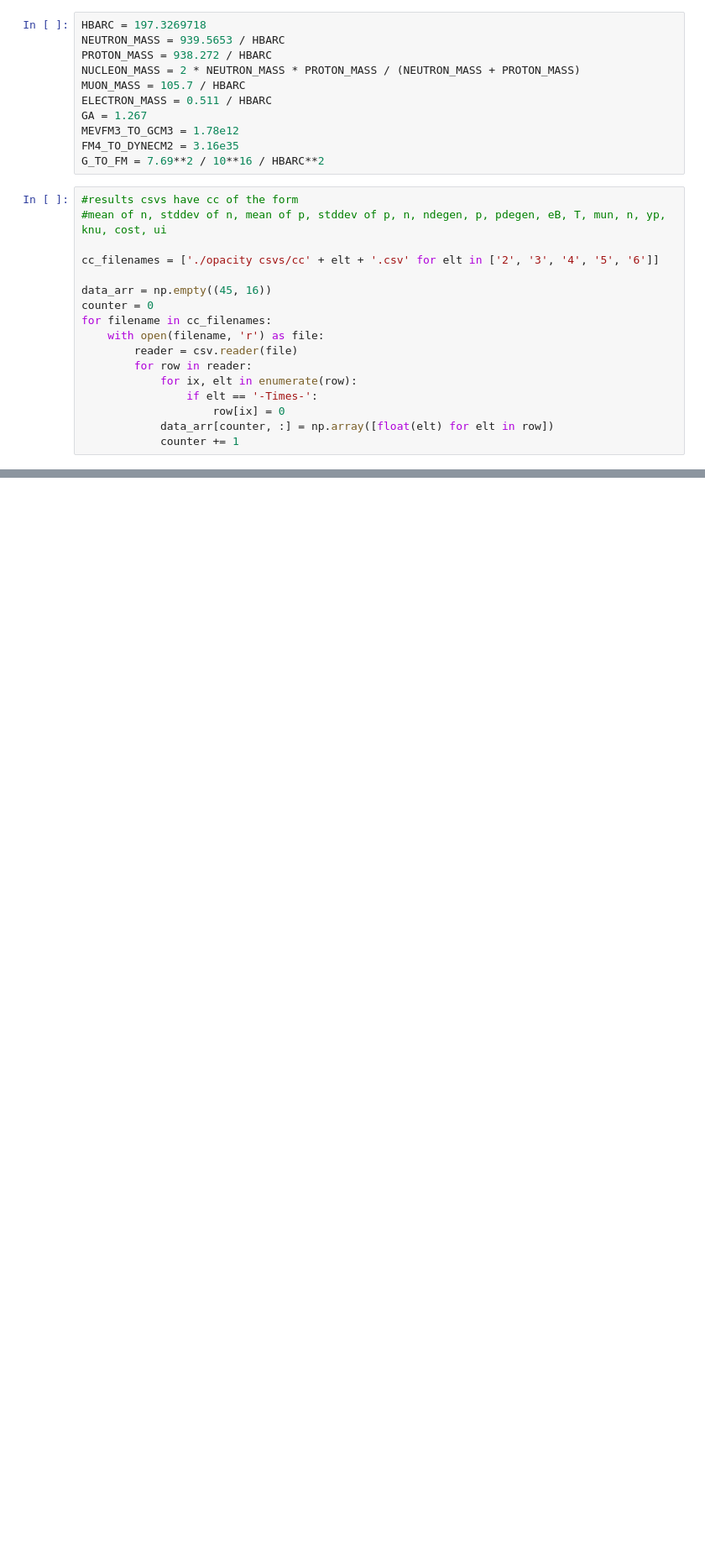
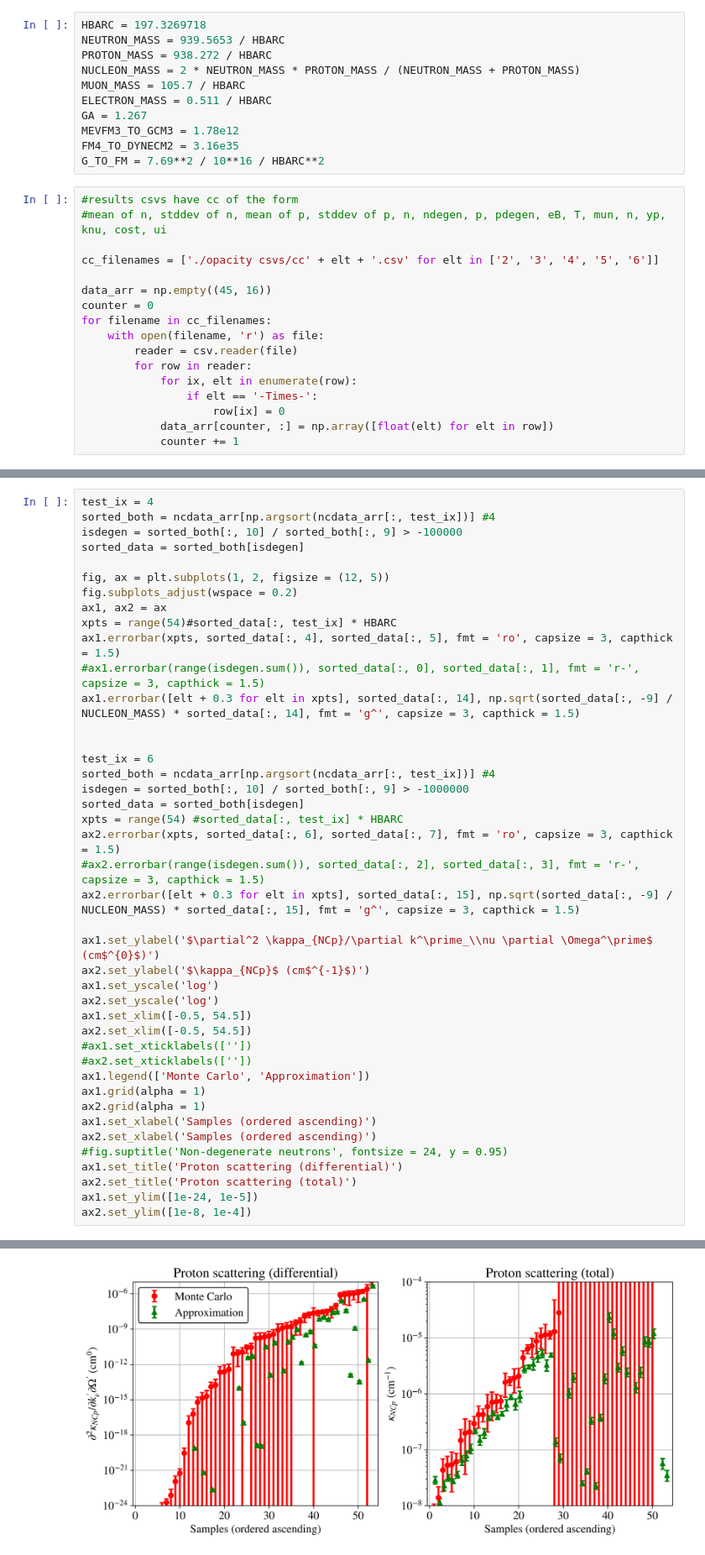
Before and after one commit to clwelch03/HEA-neutrinos, a Jupyter notebook: src/llmcplots.ipynb, the cells around one changed output, grey strips where cells are left out. Shown at 84% size. Saved outputs shown, nothing was run; the diff lists cells and outputs as text; blank space fills up the shorter version.

```diff
--- a/src/llmcplots.ipynb
+++ b/src/llmcplots.ipynb
@@ -79,0 +154,43 @@ array([[-1,  5,  3],
+# %%
+test_ix = 4
+sorted_both = ncdata_arr[np.argsort(ncdata_arr[:, test_ix])] #4
+isdegen = sorted_both[:, 10] / sorted_both[:, 9] > -100000
+sorted_data = sorted_both[isdegen]
+
+fig, ax = plt.subplots(1, 2, figsize = (12, 5))
+fig.subplots_adjust(wspace = 0.2)
+ax1, ax2 = ax
+xpts = range(54)#sorted_data[:, test_ix] * HBARC
+ax1.errorbar(xpts, sorted_data[:, 4], sorted_data[:, 5], fmt = 'ro', capsize = 3, capthick = 1.5)
+#ax1.errorbar(range(isdegen.sum()), sorted_data[:, 0], sorted_data[:, 1], fmt = 'r-', capsize = 3, capthick = 1.5)
+ax1.errorbar([elt + 0.3 for elt in xpts], sorted_data[:, 14], np.sqrt(sorted_data[:, -9] / NUCLEON_MASS) * sorted_data[:, 14], fmt = 'g^', capsize = 3, capthick = 1.5)
+
+
+test_ix = 6
+sorted_both = ncdata_arr[np.argsort(ncdata_arr[:, test_ix])] #4
+isdegen = sorted_both[:, 10] / sorted_both[:, 9] > -1000000
+sorted_data = sorted_both[isdegen]
+xpts = range(54) #sorted_data[:, test_ix] * HBARC
+ax2.errorbar(xpts, sorted_data[:, 6], sorted_data[:, 7], fmt = 'ro', capsize = 3, capthick = 1.5)
+#ax2.errorbar(range(isdegen.sum()), sorted_data[:, 2], sorted_data[:, 3], fmt = 'r-', capsize = 3, capthick = 1.5)
+ax2.errorbar([elt + 0.3 for elt in xpts], sorted_data[:, 15], np.sqrt(sorted_data[:, -9] / NUCLEON_MASS) * sorted_data[:, 15], fmt = 'g^', capsize = 3, capthick = 1.5)
+
+ax1.set_ylabel('$\partial^2 \kappa_{NCp}/\partial k^\prime_\\nu \partial \Omega^\prime$ (cm$^{0}$)')
+ax2.set_ylabel('$\kappa_{NCp}$ (cm$^{-1}$)')
+ax1.set_yscale('log')
+ax2.set_yscale('log')
+ax1.set_xlim([-0.5, 54.5])
+ax2.set_xlim([-0.5, 54.5])
+#ax1.set_xticklabels([''])
+#ax2.set_xticklabels([''])
+ax1.legend(['Monte Carlo', 'Approximation'])
+ax1.grid(alpha = 1)
+ax2.grid(alpha = 1)
+ax1.set_xlabel('Samples (ordered ascending)')
+ax2.set_xlabel('Samples (ordered ascending)')
+#fig.suptitle('Non-degenerate neutrons', fontsize = 24, y = 0.95)
+ax1.set_title('Proton scattering (differential)')
+ax2.set_title('Proton scattering (total)')
+ax1.set_ylim([1e-24, 1e-5])
+ax2.set_ylim([1e-8, 1e-4])
+# %% [output]
@@ -79,0 +198 @@ array([[-1,  5,  3],
+[figure, added]
```
Also changed, not shown: parts of 7 cells of this notebook, 2 other files.
